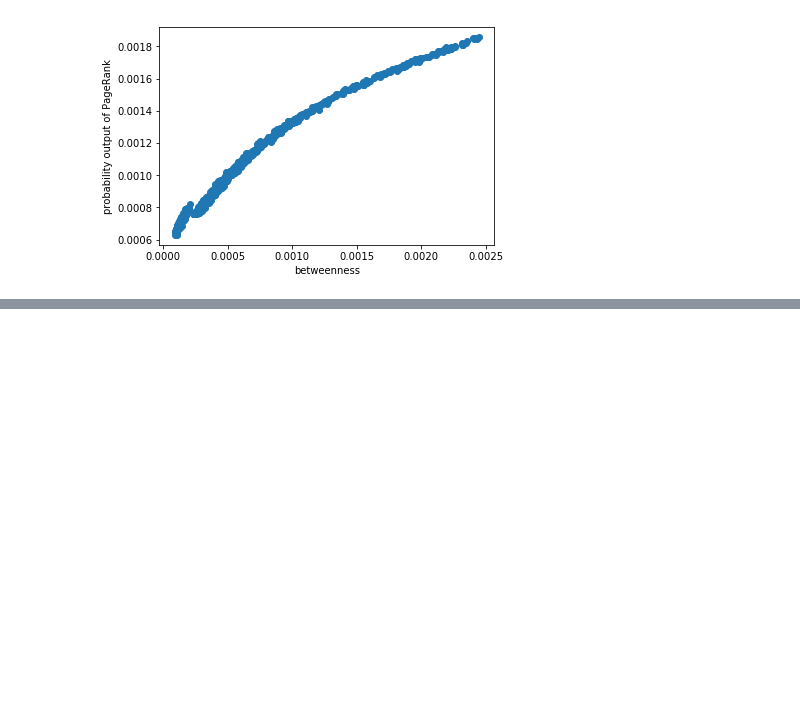
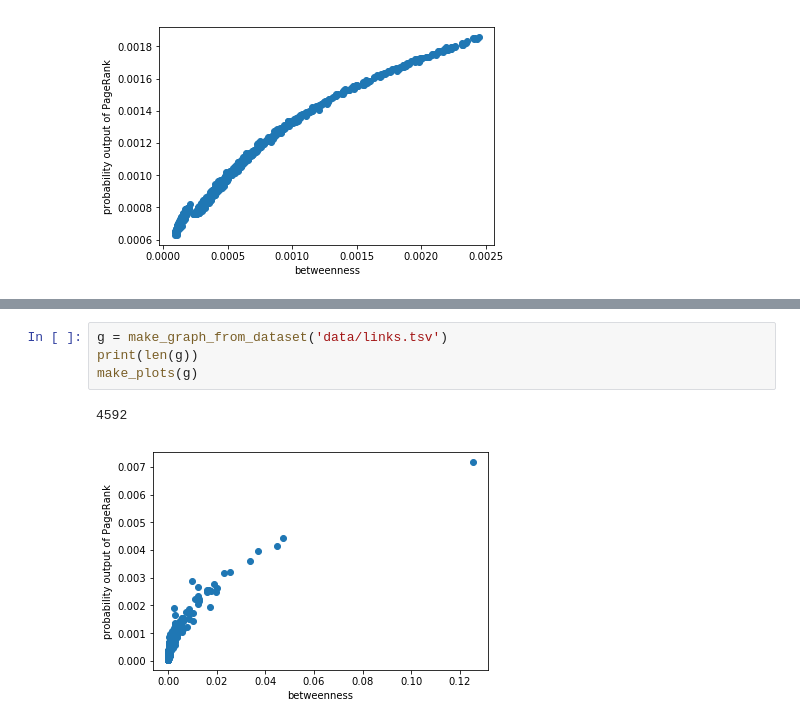
Before and after one commit to Complexity-OutRanked/PageRank, a Jupyter notebook: code/WebExperiment.ipynb, the cells around one changed output, grey strips where cells are left out. Cells and saved outputs as stored; diff of their text form; blank space fills up the shorter version.

Commit message:
new dataset result added

```diff
--- a/code/WebExperiment.ipynb
+++ b/code/WebExperiment.ipynb
@@ -252,0 +253,7 @@ make_plots(g)
+# %%
+g = make_graph_from_dataset('data/links.tsv')
+print(len(g))
+make_plots(g)
+# %% [output]
+4592
+[figure, added]
```
Also changed, not shown: parts of 2 cells of this notebook.
